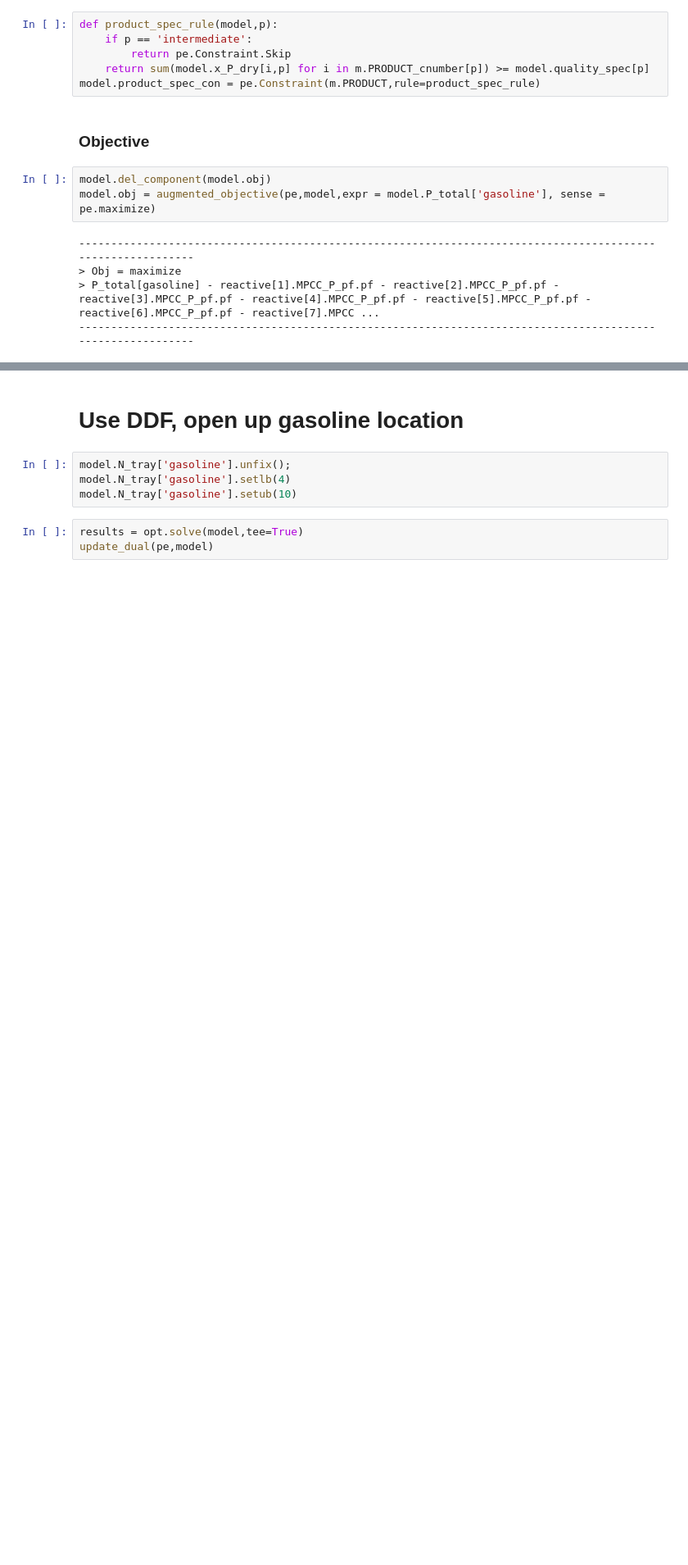
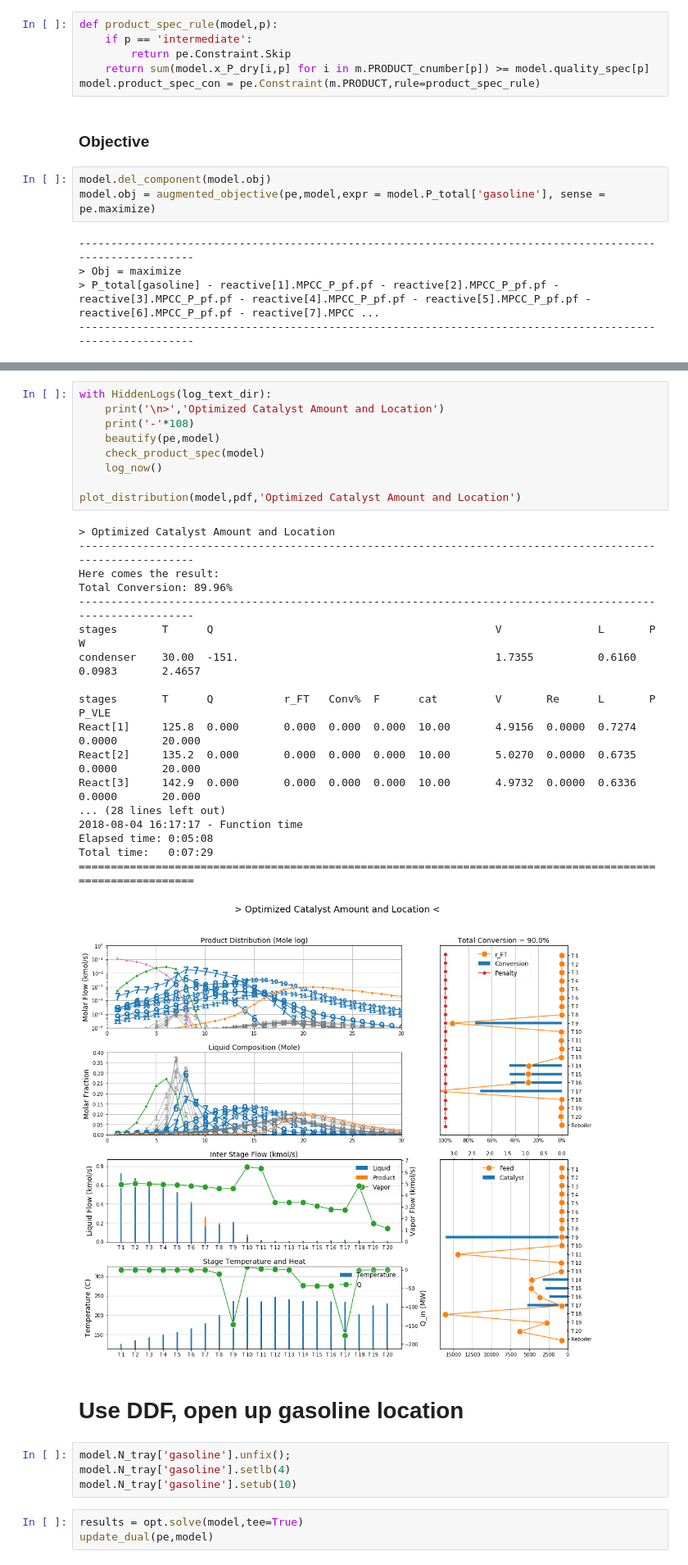
Before and after one commit to naienh/FT-Reactive-Distillation-Pyomo, a Jupyter notebook: showcase/3rd_level/Optimization_Product_Tray_flow_based_DDF.ipynb, the cells around one changed output, grey strips where cells are left out. Shown at 82% size. Cells and saved outputs as stored; diff of their text form; blank space fills up the shorter version.

```diff
--- a/showcase/3rd_level/Optimization_Product_Tray_flow_based_DDF.ipynb
+++ b/showcase/3rd_level/Optimization_Product_Tray_flow_based_DDF.ipynb
@@ -388,3 +443,31 @@ Total time:   0:01:28
+# %%
+with HiddenLogs(log_text_dir):
+    print('\n>','Optimized Catalyst Amount and Location')
+    print('-'*108)
+    beautify(pe,model)
+    check_product_spec(model)
+    log_now()
+
+plot_distribution(model,pdf,'Optimized Catalyst Amount and Location')
+# %% [output]
+> Optimized Catalyst Amount and Location
+------------------------------------------------------------------------------------------------------------
+Here comes the result:
+Total Conversion: 89.96%
+------------------------------------------------------------------------------------------------------------
+stages       T      Q                                            V               L       P            W
+condenser    30.00  -151.                                        1.7355          0.6160  0.0983       2.4657
+
+stages       T      Q           r_FT   Conv%  F      cat         V       Re      L       P            P_VLE
+React[1]     125.8  0.000       0.000  0.000  0.000  10.00       4.9156  0.0000  0.7274  0.0000       20.000
+React[2]     135.2  0.000       0.000  0.000  0.000  10.00       5.0270  0.0000  0.6735  0.0000       20.000
+React[3]     142.9  0.000       0.000  0.000  0.000  10.00       4.9732  0.0000  0.6336  0.0000       20.000
+... (28 lines left out)
+2018-08-04 16:17:17 - Function time
+Elapsed time: 0:05:08
+Total time:   0:07:29
+============================================================================================================
+[figure, added]
 # %% [markdown]
 # Use DDF,  open up gasoline location
 # %%
```
Also changed, not shown: parts of 47 cells of this notebook, 12 other files.
